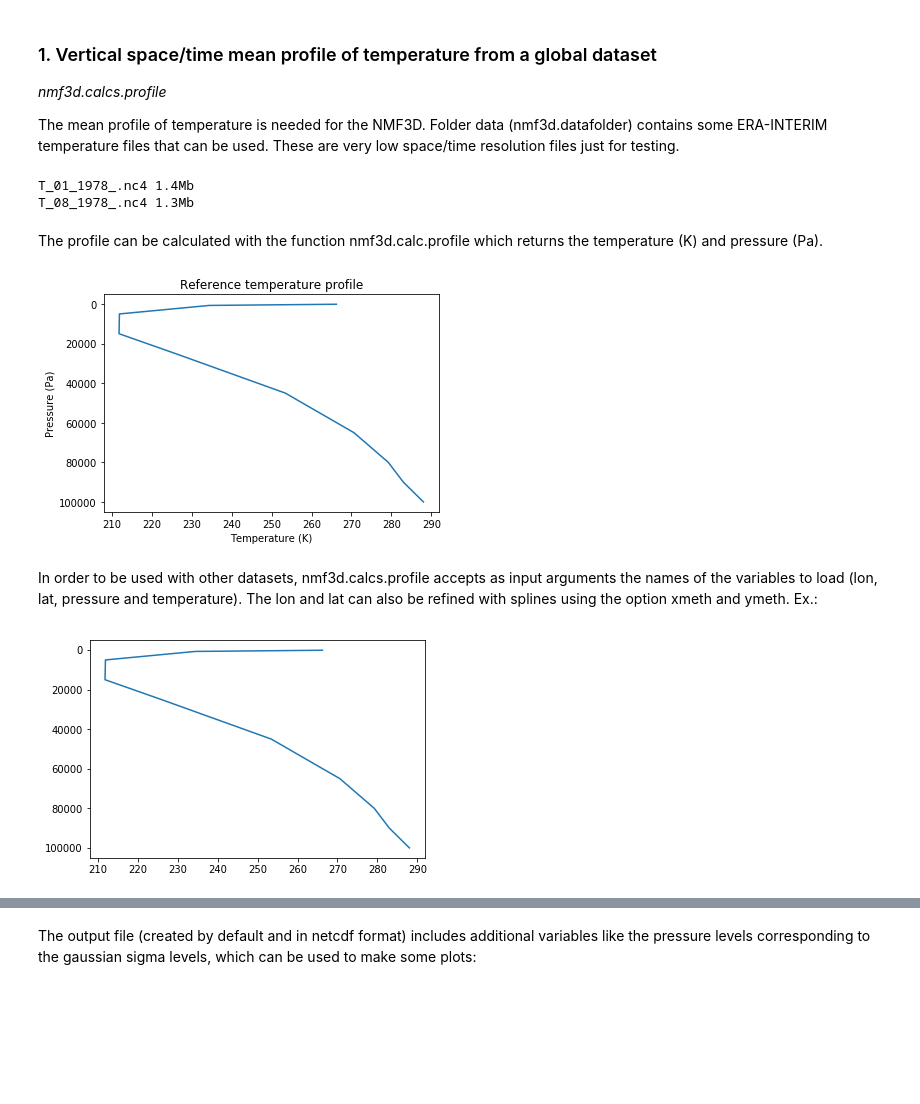
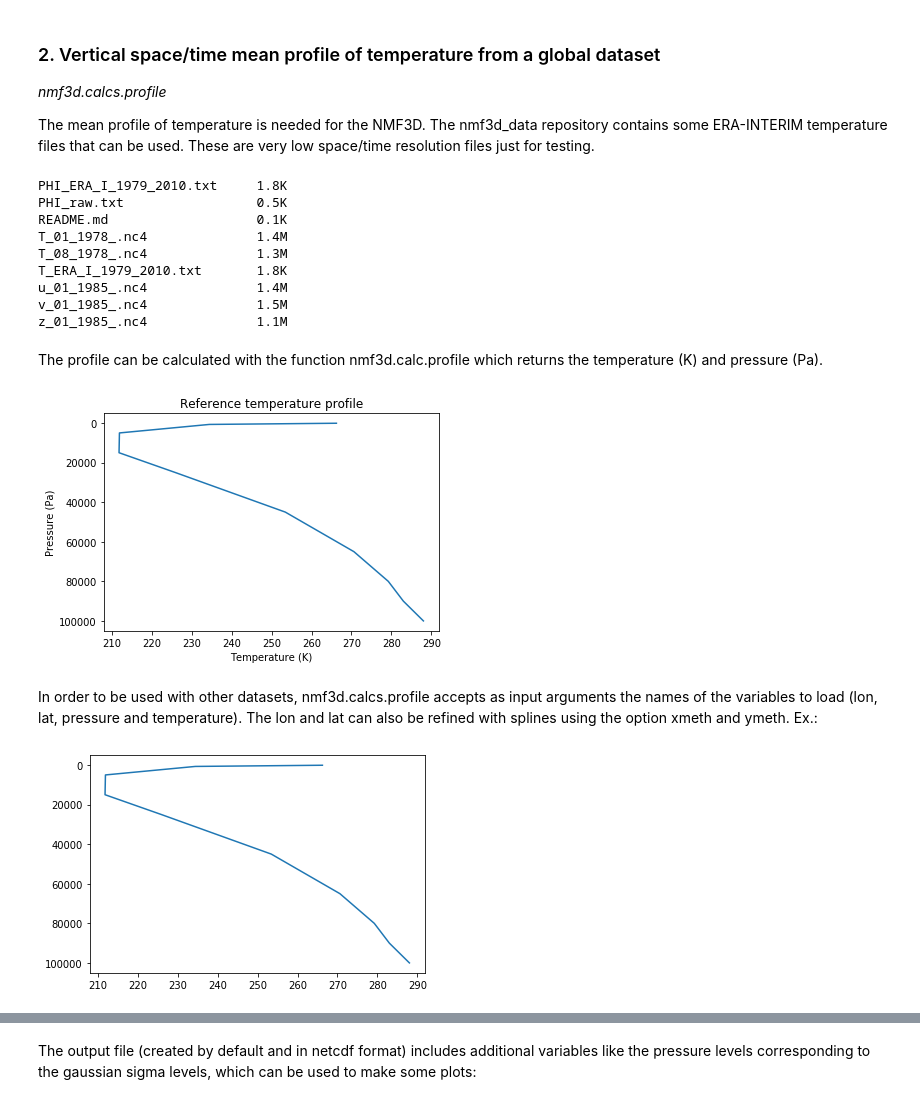
Before and after one commit to martalmeida/nmf3d, a Jupyter notebook: doc/tutorial.ipynb, the cells around one changed output, grey strips where cells are left out. Saved outputs shown, nothing was run; the diff lists cells and outputs as text; code cells hidden in the pictures; blank space fills up the shorter version.

```diff
--- a/doc/tutorial.ipynb
+++ b/doc/tutorial.ipynb
@@ -28,26 +64,42 @@
 # %% [markdown]
-### 1. Vertical space/time mean profile of temperature from a global dataset
+### 2. Vertical space/time mean profile of temperature from a global dataset
 *nmf3d.calcs.profile*
 
-The mean profile of temperature is needed for the NMF3D. Folder data (nmf3d.datafolder)
+The mean profile of temperature is needed for the NMF3D. The nmf3d_data repository
 contains some ERA-INTERIM temperature files that can be used. These are very low space/time
 resolution files just for testing.
 # %%
-import nmf3d
-f=nmf3d.datafolder+'/T*.nc*'
+datafolder='nmf3d_data'
+f=datafolder+'/*'
 
 import os, glob
 files=glob.glob(f)
 files.sort()
 for f in files:
-    print('%s %.1fMb'%(os.path.basename(f),os.stat(f).st_size/1024**2))
+    size=os.stat(f).st_size
+    if size<(1024**2)/3: size='%5.1fK'%(size/1024)
+    else: size='%5.1fM'%(size/1024**2)
+
+    print('%-25s %s'%(os.path.basename(f),size))
 # %% [output]
-T_01_1978_.nc4 1.4Mb
-T_08_1978_.nc4 1.3Mb
+PHI_ERA_I_1979_2010.txt     1.8K
+PHI_raw.txt                 0.5K
+README.md                   0.1K
+T_01_1978_.nc4              1.4M
+T_08_1978_.nc4              1.3M
+T_ERA_I_1979_2010.txt       1.8K
+u_01_1985_.nc4              1.4M
+v_01_1985_.nc4              1.5M
+z_01_1985_.nc4              1.1M
 # %% [markdown]
  The profile can be calculated with the function nmf3d.calc.profile which returns the temperature (K) and pressure (Pa).
 # %%
-t,lev_mb=nmf3d.calcs.profile(files,quiet=1)
+import nmf3d
+
+Tfiles=glob.glob(datafolder+'/T*.nc4')
+Tfiles.sort()
+
+t,lev_mb=nmf3d.calcs.profile(Tfiles,quiet=1)
 lev=lev_mb*100 # Pa
 %matplotlib inline
 import pylab as pl
@@ -57,16 +109,16 @@ pl.xlabel('Temperature (K)')
 pl.title('Reference temperature profile')
 pl.gca().invert_yaxis()
 # %% [output]
-[figure, old version]
+[figure, new version]
 # %% [markdown]
 In order to be used with other datasets, nmf3d.calcs.profile accepts as input arguments
 the names of the variables to load (lon, lat, pressure and temperature). The lon and lat
 can also be refined with splines using the option xmeth and ymeth. Ex.:
 # %%
-t,lev_mb=nmf3d.calcs.profile(files,xname='longitude',xmeth='spline',quiet=1)
+t,lev_mb=nmf3d.calcs.profile(Tfiles,xname='longitude',xmeth='spline',quiet=1)
 lev=lev_mb*100
 pl.plot(t,lev)
 pl.gca().invert_yaxis()
 # %% [output]
-[figure, old version]
+[figure, new version]
 # %% [markdown]
```
Also changed, not shown: parts of 38 cells of this notebook, 44 other files.
